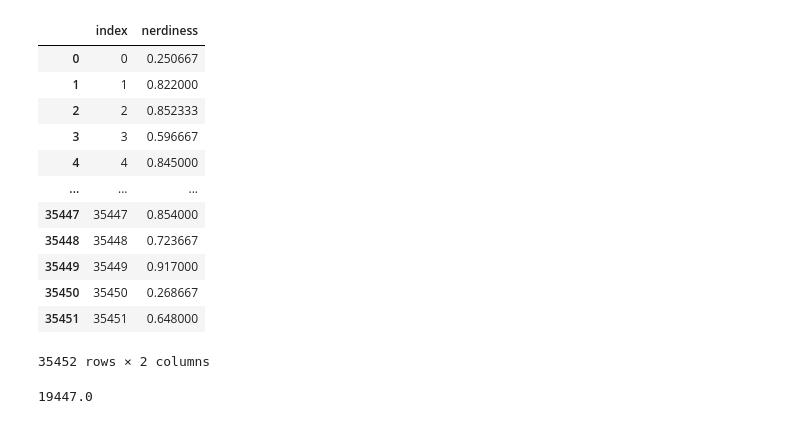
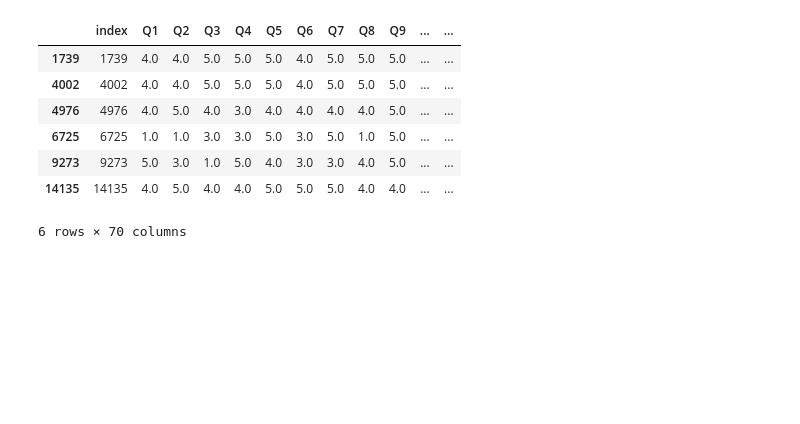
Before and after one commit to ha-seungwon/DACON-Psychological_Prediction, a Jupyter notebook: findout the feature.ipynb, the cells around one changed output. Cells and saved outputs as stored; diff of their text form; code cells hidden in the pictures; blank space fills up the shorter version.

```diff
--- a/findout the feature.ipynb
+++ b/findout the feature.ipynb
@@ -73,16 +37,0 @@ sample['nerdiness'] = pred
-# %%
-sample
-# %% [output]
-|  | index | nerdiness |
-| 0 | 0 | 0.250667 |
-| 1 | 1 | 0.822000 |
-| 2 | 2 | 0.852333 |
-| 3 | 3 | 0.596667 |
-| 4 | 4 | 0.845000 |
-| ... | ... | ... |
-| 35447 | 35447 | 0.854000 |
-| 35448 | 35448 | 0.723667 |
-| 35449 | 35449 | 0.917000 |
-| 35450 | 35450 | 0.268667 |
-| 35451 | 35451 | 0.648000 |
-35452 rows × 2 columns
@@ -96,4 +38,11 @@ sample.to_csv('result8.5_2.csv',index=False)
-# %%
-sample['nerdiness'].sum()
-# %% [output]
-19447.0
+# %%
+train[train['age']>100]
+# %% [output]
+|  | index | Q1 | Q2 | Q3 | Q4 | Q5 | Q6 | Q7 | Q8 | Q9 | ... | ... |
+| 1739 | 1739 | 4.0 | 4.0 | 5.0 | 5.0 | 5.0 | 4.0 | 5.0 | 5.0 | 5.0 | ... | ... |
+| 4002 | 4002 | 4.0 | 4.0 | 5.0 | 5.0 | 5.0 | 4.0 | 5.0 | 5.0 | 5.0 | ... | ... |
+| 4976 | 4976 | 4.0 | 5.0 | 4.0 | 3.0 | 4.0 | 4.0 | 4.0 | 4.0 | 5.0 | ... | ... |
+| 6725 | 6725 | 1.0 | 1.0 | 3.0 | 3.0 | 5.0 | 3.0 | 5.0 | 1.0 | 5.0 | ... | ... |
+| 9273 | 9273 | 5.0 | 3.0 | 1.0 | 5.0 | 4.0 | 3.0 | 3.0 | 4.0 | 5.0 | ... | ... |
+| 14135 | 14135 | 4.0 | 5.0 | 4.0 | 4.0 | 5.0 | 5.0 | 5.0 | 4.0 | 4.0 | ... | ... |
+6 rows × 70 columns
```
Also changed, not shown: parts of 11 cells of this notebook, 3 other files.
